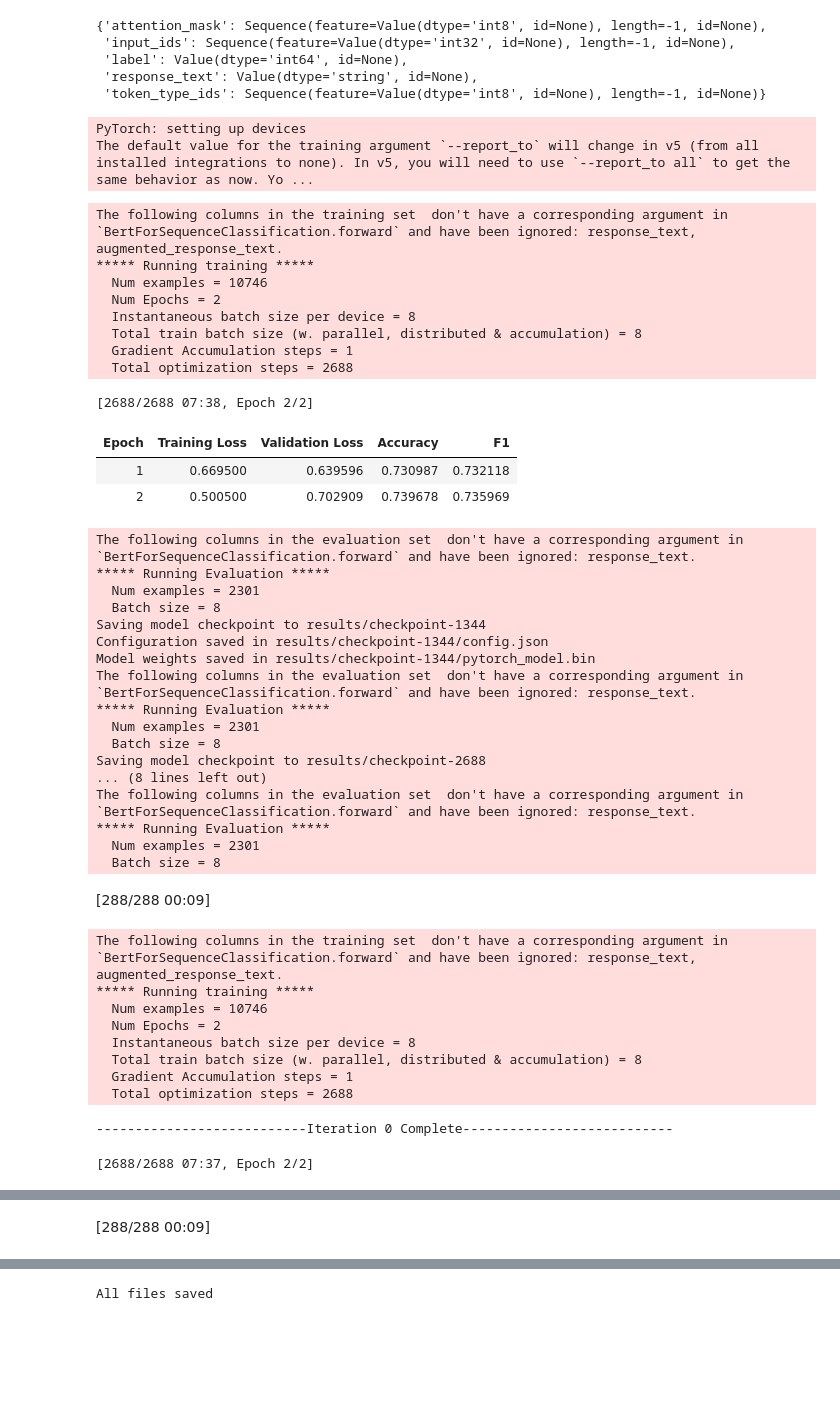
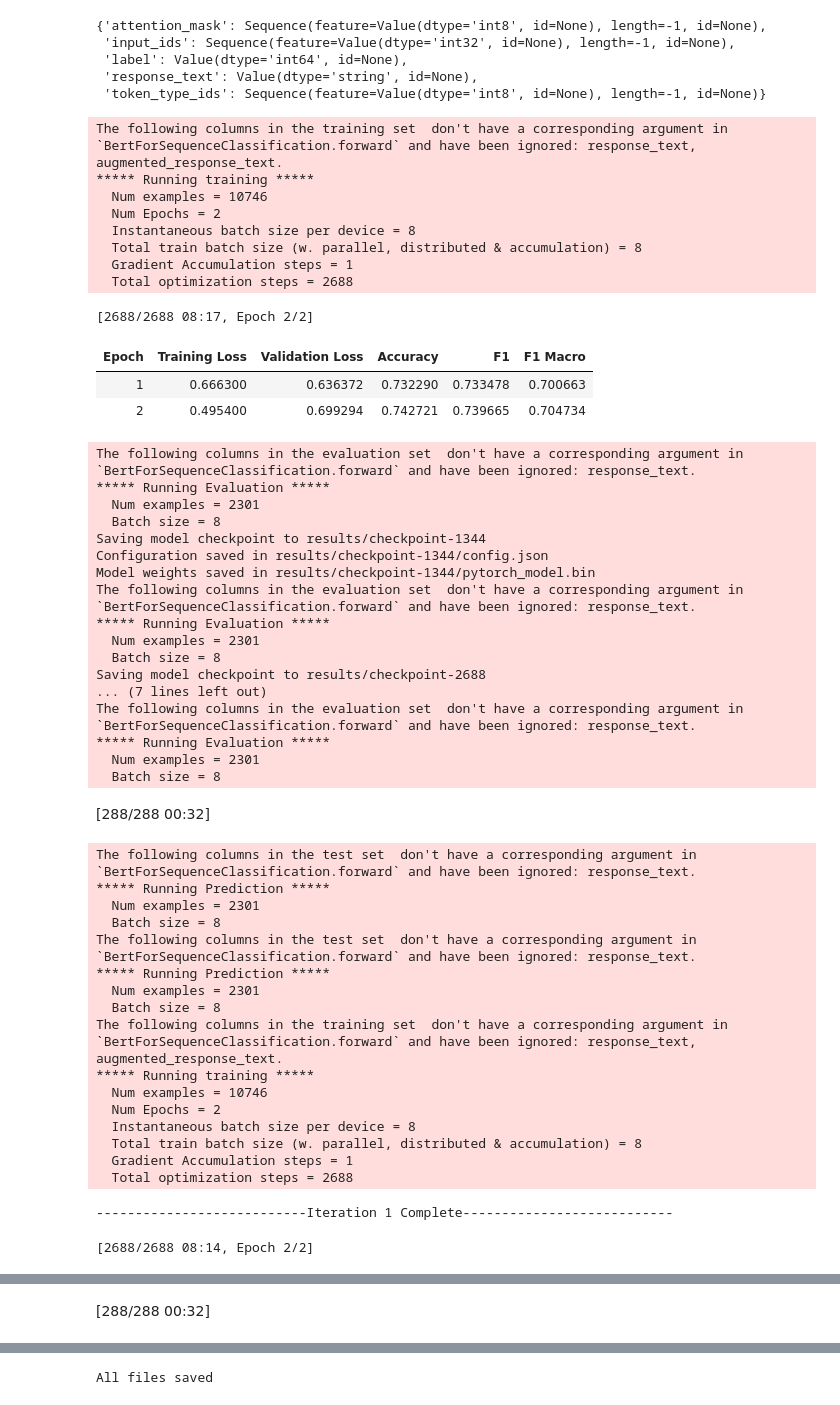
Before and after one commit to ipietri/w266_Final_Project, a Jupyter notebook: notebooks/RtGender-Notebooks/RtGender_Annotations_Sentiment_Easy_Data_Augmentation_Techniques.ipynb, the cells around one changed output, grey strips where cells are left out. Saved outputs shown, nothing was run; the diff lists cells and outputs as text; code cells hidden in the pictures; blank space fills up the shorter version.

Commit message:
Updated and rerun with truncation and Class F1 scores

```diff
--- a/notebooks/RtGender-Notebooks/RtGender_Annotations_Sentiment_Easy_Data_Augmentation_Techniques.ipynb
+++ b/notebooks/RtGender-Notebooks/RtGender_Annotations_Sentiment_Easy_Data_Augmentation_Techniques.ipynb
@@ -201,9 +220,10 @@ import torch
 device = torch.device("cuda" if torch.cuda.is_available() else "cpu")
 # %%
 from transformers import AutoTokenizer
+max_length = 287 #99% of training response_text are 287 or fewer characters
 
 model_name = "bert-base-uncased"
-tokenizer = AutoTokenizer.from_pretrained(model_name)
+tokenizer = AutoTokenizer.from_pretrained(model_name, max_length = max_length)
 
 def tokenize(batch):
     return tokenizer(batch["response_text"], padding=True, truncation=True)
@@ -274,9 +285,10 @@ from sklearn.metrics import accuracy_score, f1_score
 def compute_metrics(pred):
     labels = pred.label_ids
     preds = pred.predictions.argmax(-1)
-    f1 = f1_score(labels, preds, average="weighted")
+    f1_weighted = f1_score(labels, preds, average="weighted")
+    f1_macro = f1_score(labels, preds, average = 'macro')
     acc = accuracy_score(labels, preds)
-    return {"accuracy": acc, "f1": f1}
+    return {"accuracy": acc, "f1": f1_weighted, "f1_macro": f1_macro}
 # %%
 from transformers import Trainer, TrainingArguments
 
@@ -287,53 +299,68 @@ training_args = TrainingArguments(output_dir="results",
                                   learning_rate=2e-5,
                                   per_device_train_batch_size=batch_size,
                                   per_device_eval_batch_size=batch_size,
-                                  load_best_model_at_end=True,
-                                  metric_for_best_model="f1",
-                                  weight_decay=0.01,
+                                  load_best_model_at_end=False,
+                                 # metric_for_best_model="f1_macro",
+                                 # weight_decay=0.01,
                                   evaluation_strategy="epoch",
                                   save_strategy="epoch",
                                   disable_tqdm=False
                                   )
-# %% [output]
-PyTorch: setting up devices
-The default value for the training argument `--report_to` will change in v5 (from all installed integrations to none). In v5, you will need to use `--report_to all` to get the same behavior as now. Yo ...
 # %%
+from sklearn.metrics import classification_report
+
 accuracy_list = []
 weighted_f1_score_list = []
+macro_f1_score_list = []
+negative_f1_score = []
+mixed_neutral_f1_score = []
+positive_f1_score = []
 
-for i in range(2):
+
+for i in range(5):
   try:
     del trainer
     del results
+    del cr
   except: pass
 
 
   trainer = Trainer(model=model, args=training_args,
                   compute_metrics=compute_metrics,
                   train_dataset=rtg_encoded["train"],
                   eval_dataset=rtg_encoded["dev"])
   trainer.train()
   results = trainer.evaluate()
-  # append to lists
+
+  # append macro metrics to lists
   accuracy_list.append(results.get('eval_accuracy'))
   weighted_f1_score_list.append(results.get("eval_f1"))
-  print(f'---------------------------Iteration {i} Complete---------------------------\n')
+  macro_f1_score_list.append(results.get("eval_f1_macro"))
 
-print("accuracy: ", accuracy_list)
-print("weighted f1 score: ", weighted_f1_score_list)
+  trainer.predict(rtg_encoded["dev"])
+  # append the class-level F1 scores
+  outputs = trainer.predict(rtg_encoded["dev"])
+  predictions = outputs.predictions.argmax(1)
+  labels = rtg_encoded["dev"]['label']
+  cr = classification_report(labels, predictions, digits=3, output_dict=True)
+  negative_f1_score.append(cr.get('0').get("f1-score"))
+  mixed_neutral_f1_score.append(cr.get('1').get("f1-score"))
+  positive_f1_score.append(cr.get('2').get("f1-score"))
+
+  print(f'---------------------------Iteration {i+1} Complete---------------------------\n')
 # %% [output]
 The following columns in the training set  don't have a corresponding argument in `BertForSequenceClassification.forward` and have been ignored: response_text, augmented_response_text.
 ***** Running training *****
   Num examples = 10746
   Num Epochs = 2
   Instantaneous batch size per device = 8
   Total train batch size (w. parallel, distributed & accumulation) = 8
   Gradient Accumulation steps = 1
   Total optimization steps = 2688
-[2688/2688 07:38, Epoch 2/2]
+[2688/2688 08:17, Epoch 2/2]
-| Epoch | Training Loss | Validation Loss | Accuracy | F1 |
-| 1 | 0.669500 | 0.639596 | 0.730987 | 0.732118 |
-| 2 | 0.500500 | 0.702909 | 0.739678 | 0.735969 |
+| Epoch | Training Loss | Validation Loss | Accuracy | F1 | F1 Macro |
+| 1 | 0.666300 | 0.636372 | 0.732290 | 0.733478 | 0.700663 |
+| 2 | 0.495400 | 0.699294 | 0.742721 | 0.739665 | 0.704734 |
 The following columns in the evaluation set  don't have a corresponding argument in `BertForSequenceClassification.forward` and have been ignored: response_text.
 ***** Running Evaluation *****
   Num examples = 2301
@@ -346,12 +373,20 @@ The following columns in the evaluation set  don't have a corresponding argument
   Num examples = 2301
   Batch size = 8
 Saving model checkpoint to results/checkpoint-2688
-... (8 lines left out)
+... (7 lines left out)
 The following columns in the evaluation set  don't have a corresponding argument in `BertForSequenceClassification.forward` and have been ignored: response_text.
 ***** Running Evaluation *****
   Num examples = 2301
   Batch size = 8
-[288/288 00:09]
+[288/288 00:32]
+The following columns in the test set  don't have a corresponding argument in `BertForSequenceClassification.forward` and have been ignored: response_text.
+***** Running Prediction *****
+  Num examples = 2301
+  Batch size = 8
+The following columns in the test set  don't have a corresponding argument in `BertForSequenceClassification.forward` and have been ignored: response_text.
+***** Running Prediction *****
+  Num examples = 2301
+  Batch size = 8
 The following columns in the training set  don't have a corresponding argument in `BertForSequenceClassification.forward` and have been ignored: response_text, augmented_response_text.
 ***** Running training *****
   Num examples = 10746
@@ -360,5 +395,5 @@ The following columns in the training set  don't have a corresponding argument i
   Total train batch size (w. parallel, distributed & accumulation) = 8
   Gradient Accumulation steps = 1
   Total optimization steps = 2688
----------------------------Iteration 0 Complete---------------------------
+---------------------------Iteration 1 Complete---------------------------
-[2688/2688 07:37, Epoch 2/2]
+[2688/2688 08:14, Epoch 2/2]
@@ -382,4 +417,4 @@ The following columns in the evaluation set  don't have a corresponding argument
 ***** Running Evaluation *****
   Num examples = 2301
   Batch size = 8
-[288/288 00:09]
+[288/288 00:32]
```
Also changed, not shown: parts of 28 cells of this notebook.
